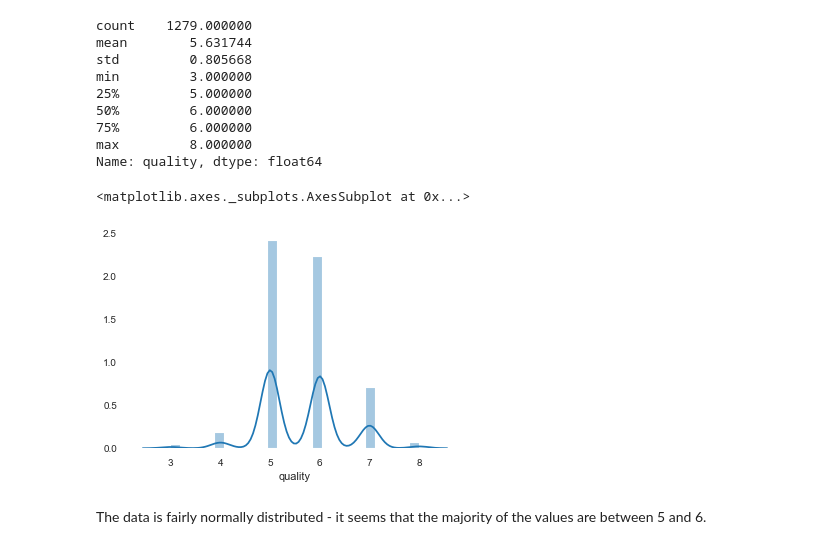
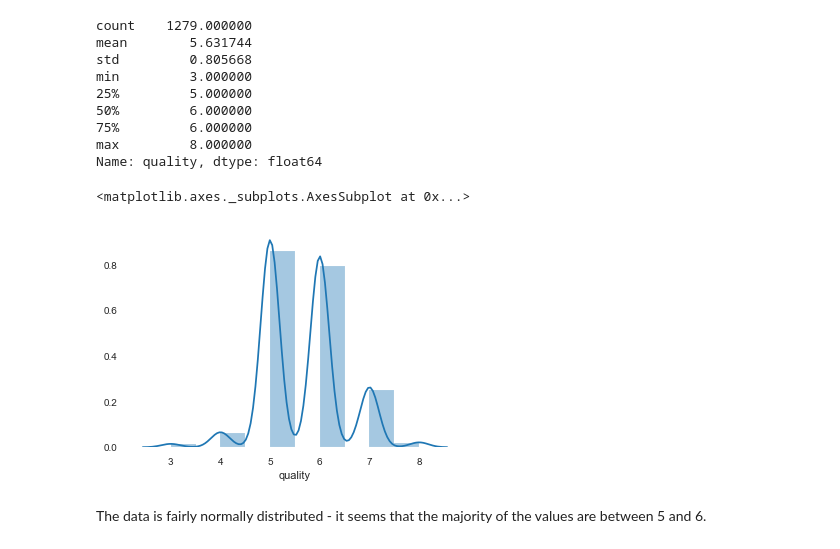
Before and after one commit to guedanie/wine-quality-project, a Jupyter notebook: wine_quality_practice.ipynb, the cells around one changed output. Saved outputs shown, nothing was run; the diff lists cells and outputs as text; code cells hidden in the pictures.

```diff
--- a/wine_quality_practice.ipynb
+++ b/wine_quality_practice.ipynb
@@ -82,0 +93,2 @@ wines["quality_bins"] = pd.cut(wines.quality, 3, labels=["low", "medium", "high"
+# %%
+wines["mso2"] = wines["free sulfur dioxide"] / (1 + 10** (wines.pH - 1.81))
@@ -136,10 +156,10 @@ min         3.000000
 max         8.000000
 Name: quality, dtype: float64
 # %%
-sns.distplot(train.quality)
+sns.distplot(train.quality, bins = 10)
 # %% [output]
 <matplotlib.axes._subplots.AxesSubplot at 0x...>
-[figure, old version]
+[figure, new version]
 # %% [markdown]
 The data is fairly normally distributed - it seems that the majority of the values are between 5 and 6.
 # %%
```
Also changed, not shown: parts of 47 cells of this notebook.
